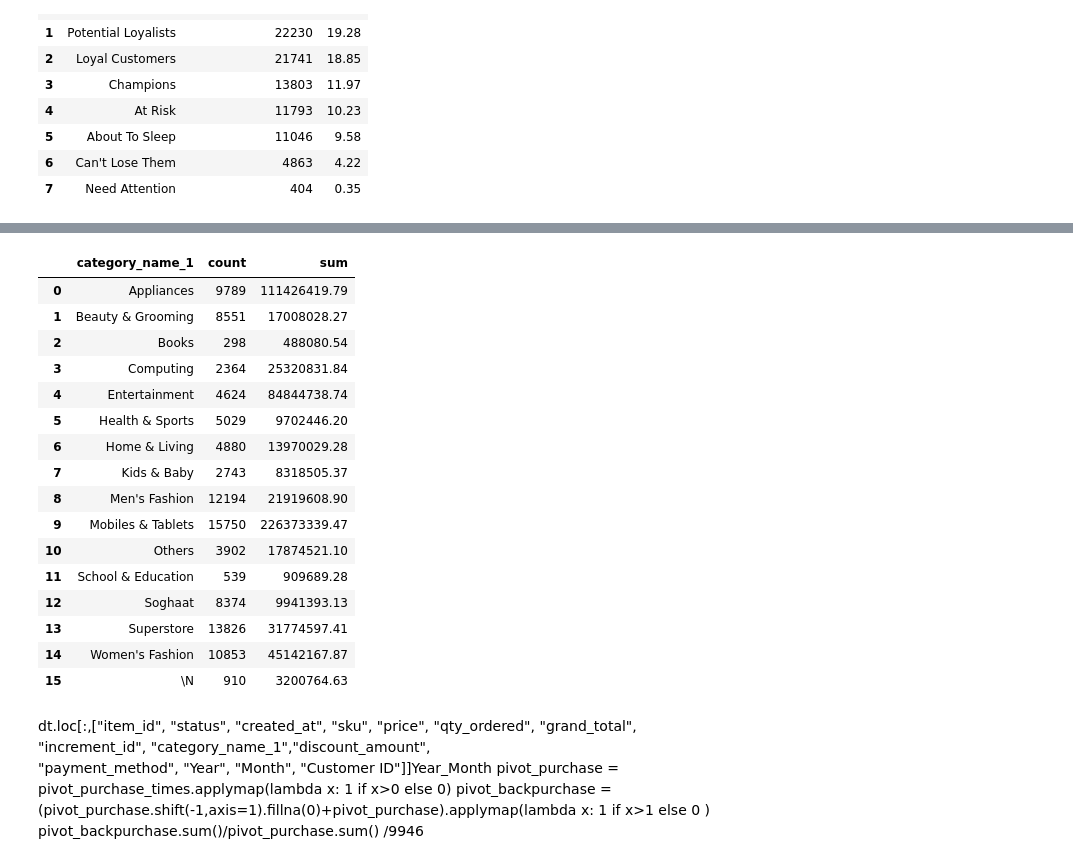
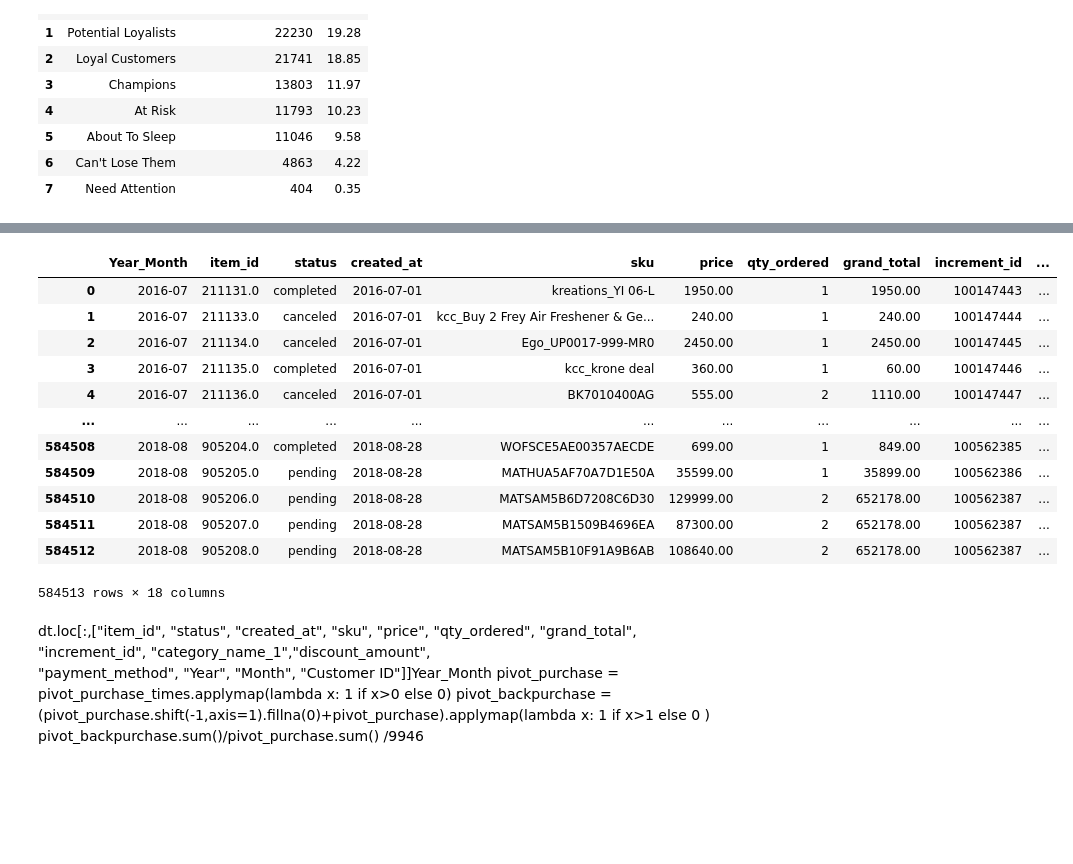
Before and after one commit to LiangYuDer/E-commerce-Analysis, a Jupyter notebook: ec_analysis.ipynb, the cells around one changed output, grey strips where cells are left out. Saved outputs shown, nothing was run; the diff lists cells and outputs as text; code cells hidden in the pictures; blank space fills up the shorter version.

```diff
--- a/ec_analysis.ipynb
+++ b/ec_analysis.ipynb
@@ -369,23 +424,19 @@ rfm_dt[["Segment","Recency", "Frequency", "Monetary"]].groupby("Segment").agg("m
 # %%
 rfm_dt_mapping = rfm_dt[["Customer ID","Segment"]]
 dt_rfm = dt.merge(rfm_dt_mapping,how="left")
 dt_rfm[(dt_rfm["status"] == "completed") & (dt_rfm["Segment"] == "Champions")].groupby("category_name_1")["grand_total"].agg(["count","sum"]).reset_index()
-#dt_rfm
+dt_rfm
 # %% [output]
-|  | category_name_1 | count | sum |
-| 0 | Appliances | 9789 | 111426419.79 |
-| 1 | Beauty & Grooming | 8551 | 17008028.27 |
-| 2 | Books | 298 | 488080.54 |
-| 3 | Computing | 2364 | 25320831.84 |
-| 4 | Entertainment | 4624 | 84844738.74 |
-| 5 | Health & Sports | 5029 | 9702446.20 |
-| 6 | Home & Living | 4880 | 13970029.28 |
-| 7 | Kids & Baby | 2743 | 8318505.37 |
-| 8 | Men's Fashion | 12194 | 21919608.90 |
-| 9 | Mobiles & Tablets | 15750 | 226373339.47 |
-| 10 | Others | 3902 | 17874521.10 |
-| 11 | School & Education | 539 | 909689.28 |
-| 12 | Soghaat | 8374 | 9941393.13 |
-| 13 | Superstore | 13826 | 31774597.41 |
-| 14 | Women's Fashion | 10853 | 45142167.87 |
-| 15 | \N | 910 | 3200764.63 |
+|  | Year_Month | item_id | status | created_at | sku | price | qty_ordered | grand_total | increment_id | ... |
+| 0 | 2016-07 | 211131.0 | completed | 2016-07-01 | kreations_YI 06-L | 1950.00 | 1 | 1950.00 | 100147443 | ... |
+| 1 | 2016-07 | 211133.0 | canceled | 2016-07-01 | kcc_Buy 2 Frey Air Freshener & Ge... | 240.00 | 1 | 240.00 | 100147444 | ... |
+| 2 | 2016-07 | 211134.0 | canceled | 2016-07-01 | Ego_UP0017-999-MR0 | 2450.00 | 1 | 2450.00 | 100147445 | ... |
+| 3 | 2016-07 | 211135.0 | completed | 2016-07-01 | kcc_krone deal | 360.00 | 1 | 60.00 | 100147446 | ... |
+| 4 | 2016-07 | 211136.0 | canceled | 2016-07-01 | BK7010400AG | 555.00 | 2 | 1110.00 | 100147447 | ... |
+| ... | ... | ... | ... | ... | ... | ... | ... | ... | ... | ... |
+| 584508 | 2018-08 | 905204.0 | completed | 2018-08-28 | WOFSCE5AE00357AECDE | 699.00 | 1 | 849.00 | 100562385 | ... |
+| 584509 | 2018-08 | 905205.0 | pending | 2018-08-28 | MATHUA5AF70A7D1E50A | 35599.00 | 1 | 35899.00 | 100562386 | ... |
+| 584510 | 2018-08 | 905206.0 | pending | 2018-08-28 | MATSAM5B6D7208C6D30 | 129999.00 | 2 | 652178.00 | 100562387 | ... |
+| 584511 | 2018-08 | 905207.0 | pending | 2018-08-28 | MATSAM5B1509B4696EA | 87300.00 | 2 | 652178.00 | 100562387 | ... |
+| 584512 | 2018-08 | 905208.0 | pending | 2018-08-28 | MATSAM5B10F91A9B6AB | 108640.00 | 2 | 652178.00 | 100562387 | ... |
+584513 rows × 18 columns
```
Also changed, not shown: parts of 13 cells of this notebook.
